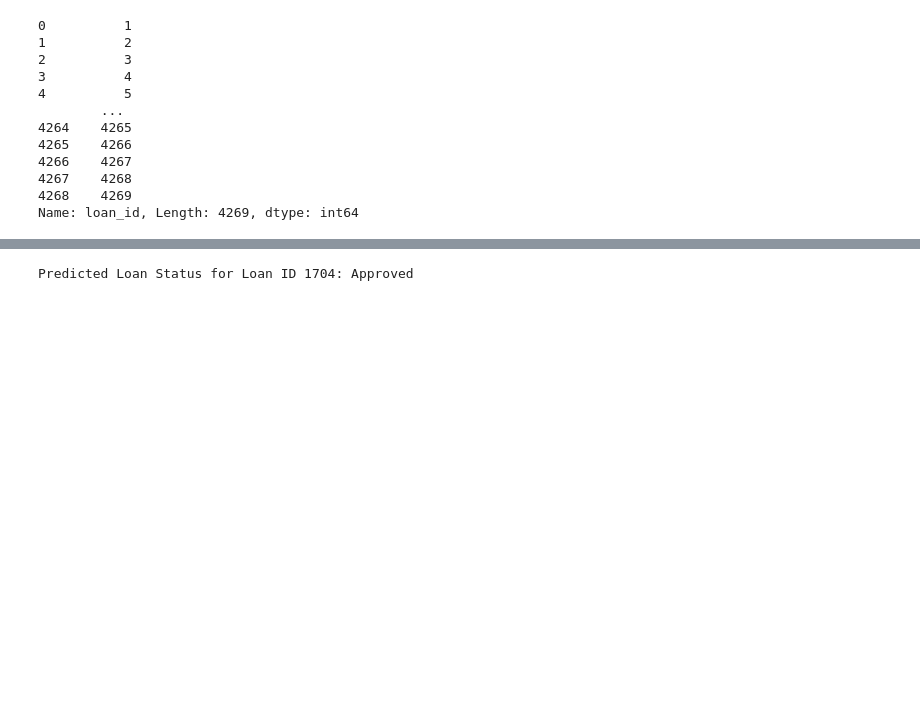
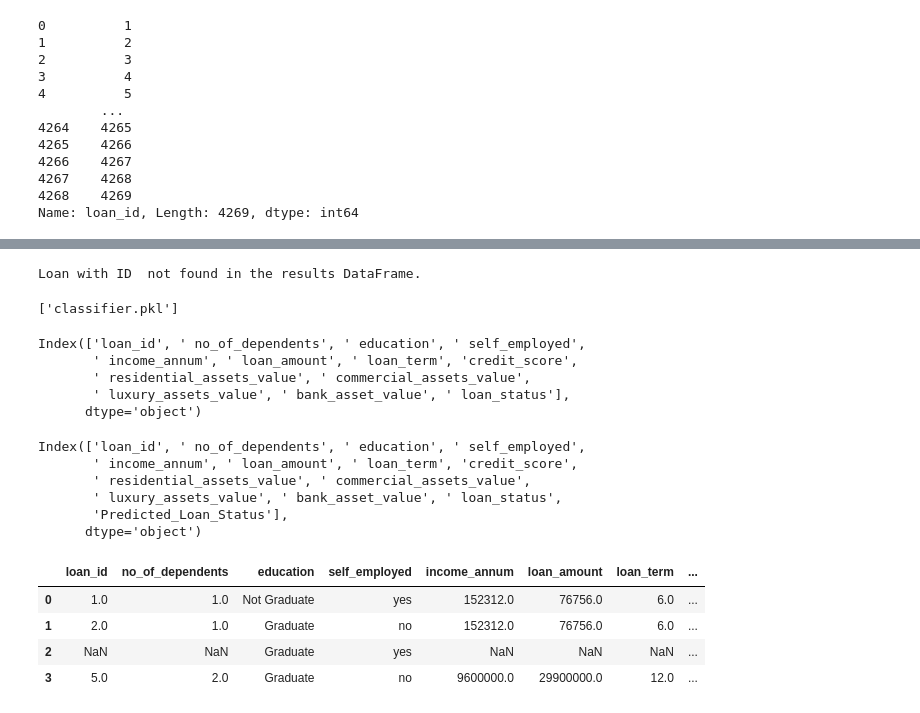
Before and after one commit to mwend-a/Loan_Guard, a Jupyter notebook: Untitled-1.ipynb, the cells around one changed output, grey strips where cells are left out. Saved outputs shown, nothing was run; the diff lists cells and outputs as text; code cells hidden in the pictures; blank space fills up the shorter version.

```diff
--- a/Untitled-1.ipynb
+++ b/Untitled-1.ipynb
@@ -235,23 +287,42 @@ Name: loan_id, Length: 4269, dtype: int64
+# %%
+
+def check_loan_status(df, x_test, y_pred, user_loan_id):
+    results_df = pd.DataFrame({
+        'loan_id': df.loc[x_test.index, 'loan_id'],
+        'Predicted_Loan_Status': ['Approved' if pred == 1 else 'Rejected' for pred in y_pred]
+    })
+
+    if user_loan_id in results_df['loan_id'].astype(str).values:
+        user_row = results_df[results_df['loan_id'].astype(str) == user_loan_id]
+        user_prediction = user_row['Predicted_Loan_Status'].iloc[0]
+        return f"Predicted Loan Status for Loan ID {user_loan_id}: {user_prediction}"
+    else:
+        return f"Loan with ID {user_loan_id} not found in the results DataFrame."
+
+user_loan_id = input("Enter the loan_id to check status: ").strip()
+result = check_loan_status(df, x_test, y_pred, user_loan_id)
+print(result)
+# %% [output]
+Loan with ID  not found in the results DataFrame.
 # %%
 # Deployment
 
-results_df = pd.DataFrame({'loan_id': df.loc[x_test.index, 'loan_id'],
-                            'Predicted_Loan_Status': ['Approved' if pred == 1 else 'Rejected' for pred in y_pred]})
+#results_df = pd.DataFrame({'loan_id': df.loc[x_test.index, 'loan_id'],#Creating a Dataframe and defining the columns
+                            #'Predicted_Loan_Status': ['Approved' if pred == 1 else 'Rejected' for pred in y_pred]})
 
 
 #Take users inputs
-user_loan_id = input("Enter the loan_id to check status: ").strip()
+#user_loan_id = input("Enter the loan_id to check status: ").strip()
 
-if user_loan_id in results_df['loan_id'].astype(str).values:  # Convert to string to handle potential numeric/integer mismatches
+#if user_loan_id in results_df['loan_id'].astype(str).values:  # Convert to string to handle potential numeric/integer mismatches
+
     # Find the row corresponding to the user input loan_id in results_df
-    user_row = results_df[results_df['loan_id'].astype(str) == user_loan_id]
+    #user_row = results_df[results_df['loan_id'].astype(str) == user_loan_id]
 
     # Retrieve the predicted loan status for the user input loan_id
-    user_prediction = user_row['Predicted_Loan_Status'].iloc[0]
+    #ser_prediction = user_row['Predicted_Loan_Status'].iloc[0]
 
     # Display the predicted loan status for the user input loan_id
-    print(f"\nPredicted Loan Status for Loan ID {user_loan_id}: {user_prediction}")
-else:
-    print(f"Loan with ID {user_loan_id} not found in the results DataFrame.")
+   # print(f"\nPredicted Loan Status for Loan ID {user_loan_id}: {user_prediction}")
+#else:
+    #print(f"Loan with ID {user_loan_id} not found in the results DataFrame.")
-# %% [output]
-Predicted Loan Status for Loan ID 1704: Approved
@@ -257,0 +332,32 @@ Predicted Loan Status for Loan ID 1704: Approved
+# %%
+joblib.dump(classifier,'classifier.pkl')
+# %% [output]
+['classifier.pkl']
+# %%
+print(df.columns)
+# %% [output]
+Index(['loan_id', ' no_of_dependents', ' education', ' self_employed',
+       ' income_annum', ' loan_amount', ' loan_term', 'credit_score',
+       ' residential_assets_value', ' commercial_assets_value',
+       ' luxury_assets_value', ' bank_asset_value', ' loan_status'],
+      dtype='object')
+# %%
+df = pd.concat([df, results_df], ignore_index= True)
+df.columns
+# %% [output]
+Index(['loan_id', ' no_of_dependents', ' education', ' self_employed',
+       ' income_annum', ' loan_amount', ' loan_term', 'credit_score',
+       ' residential_assets_value', ' commercial_assets_value',
+       ' luxury_assets_value', ' bank_asset_value', ' loan_status',
+       'Predicted_Loan_Status'],
+      dtype='object')
+# %%
+#Loading data from the new dataset
+new_user_df = pd.read_csv('loan_csv.csv')
+new_user_df
+# %% [output]
+|  | loan_id | no_of_dependents | education | self_employed | income_annum | loan_amount | loan_term | ... |
+| 0 | 1.0 | 1.0 | Not Graduate | yes | 152312.0 | 76756.0 | 6.0 | ... |
+| 1 | 2.0 | 1.0 | Graduate | no | 152312.0 | 76756.0 | 6.0 | ... |
+| 2 | NaN | NaN | Graduate | yes | NaN | NaN | NaN | ... |
+| 3 | 5.0 | 2.0 | Graduate | no | 9600000.0 | 29900000.0 | 12.0 | ... |
```
Also changed, not shown: parts of 14 cells of this notebook, 10 other files.
